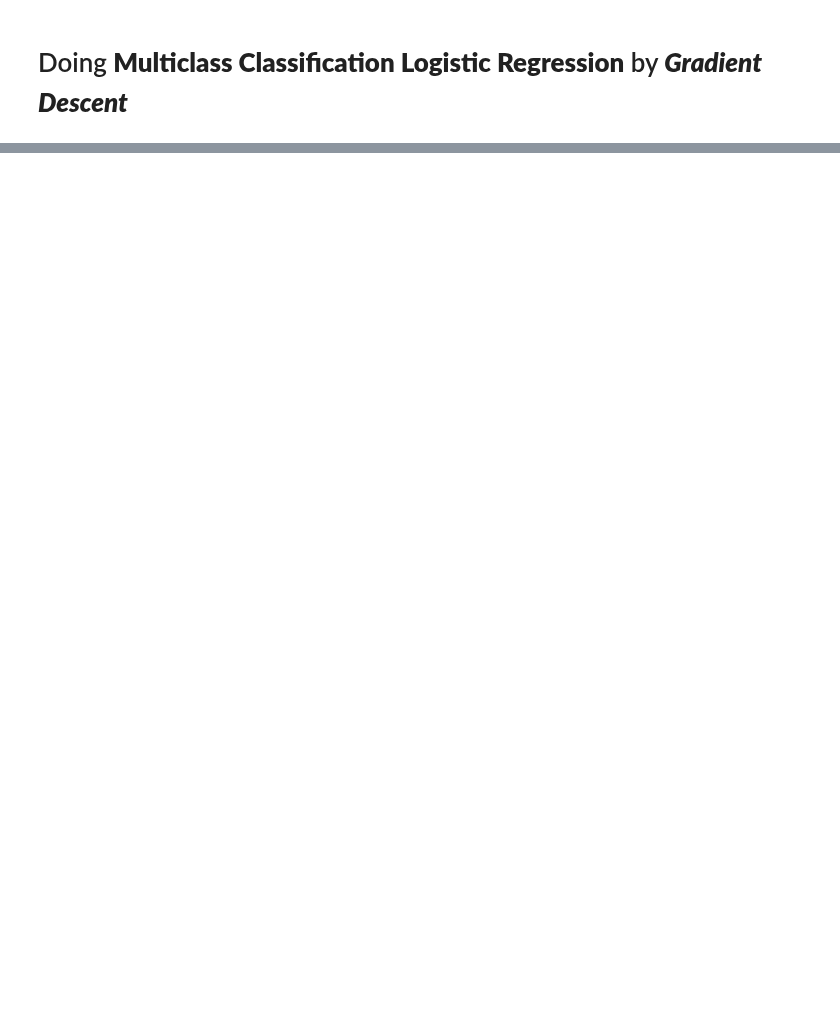
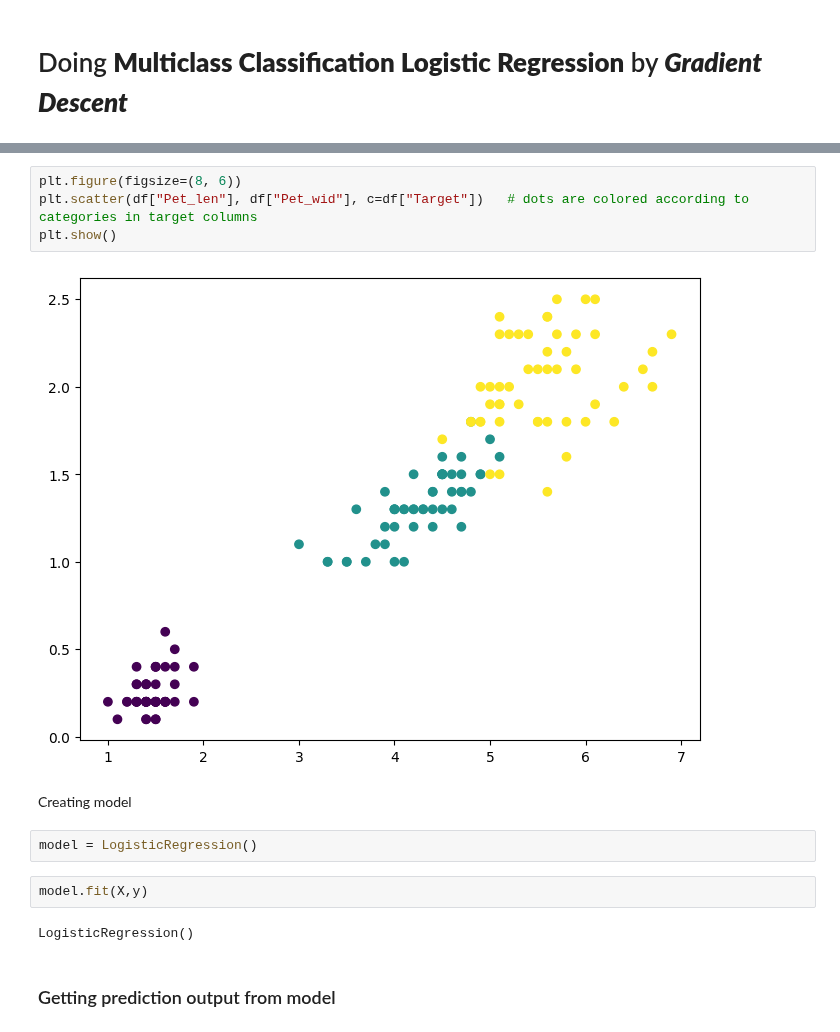
Before and after one commit to albertodavincishekhawat/BasicMachineLearning, a Jupyter notebook: 2.LogisticRegressionAndGradiantDescent.ipynb, the cells around one changed output, grey strips where cells are left out. Saved outputs shown, nothing was run; the diff lists cells and outputs as text; blank space fills up the shorter version.

```diff
--- a/2.LogisticRegressionAndGradiantDescent.ipynb
+++ b/2.LogisticRegressionAndGradiantDescent.ipynb
@@ -386,0 +543,16 @@ What test can we apply?
+# %%
+plt.figure(figsize=(8, 6))
+plt.scatter(df["Pet_len"], df["Pet_wid"], c=df["Target"])   # dots are colored according to categories in target columns
+plt.show()
+# %% [output]
+[figure, added]
+# %% [markdown]
+Creating model
+# %%
+model = LogisticRegression()
+# %%
+model.fit(X,y)
+# %% [output]
+LogisticRegression()
+# %% [markdown]
+### Getting prediction output from model
```
Also changed, not shown: parts of 46 cells of this notebook, 2 other files.
